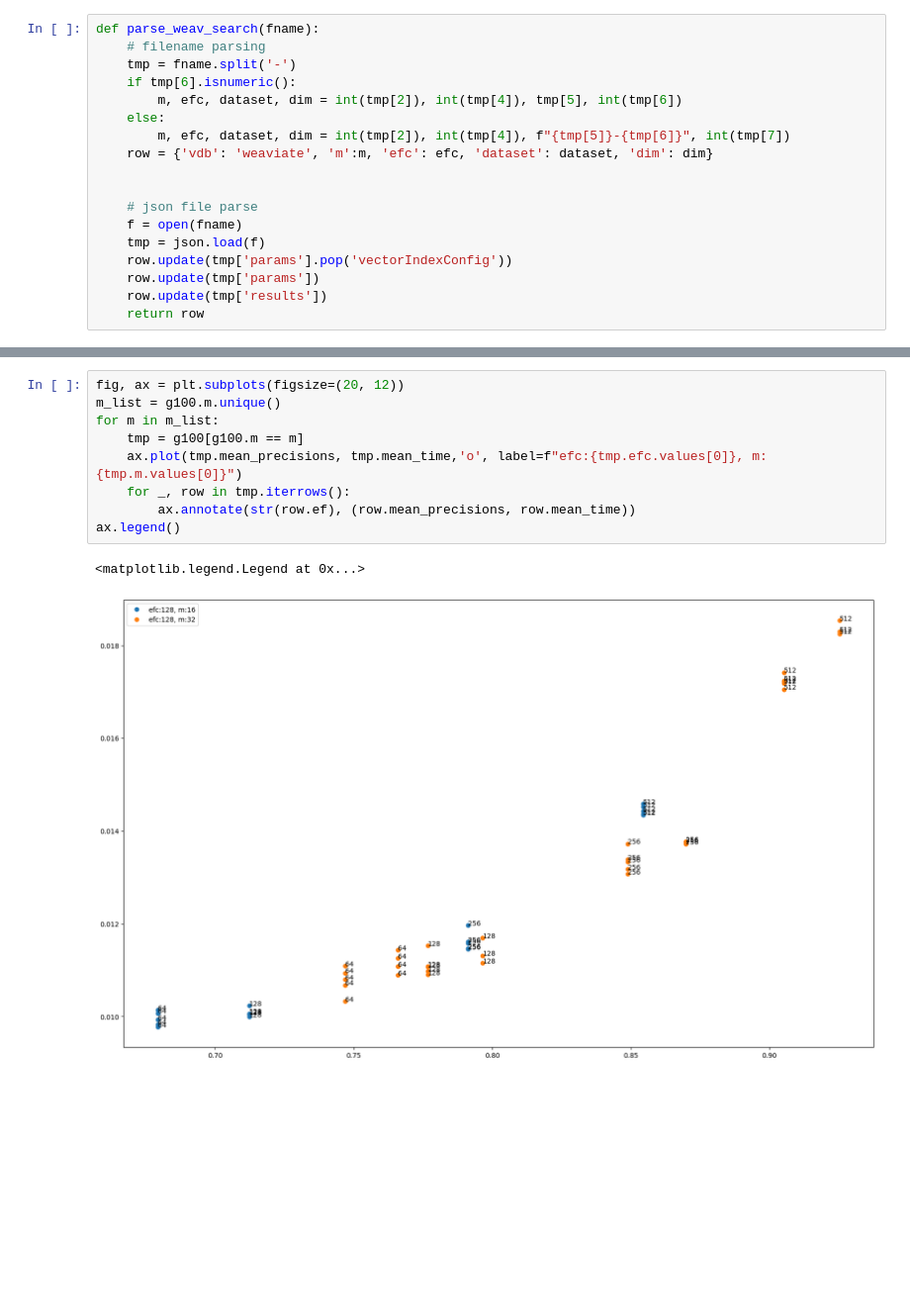
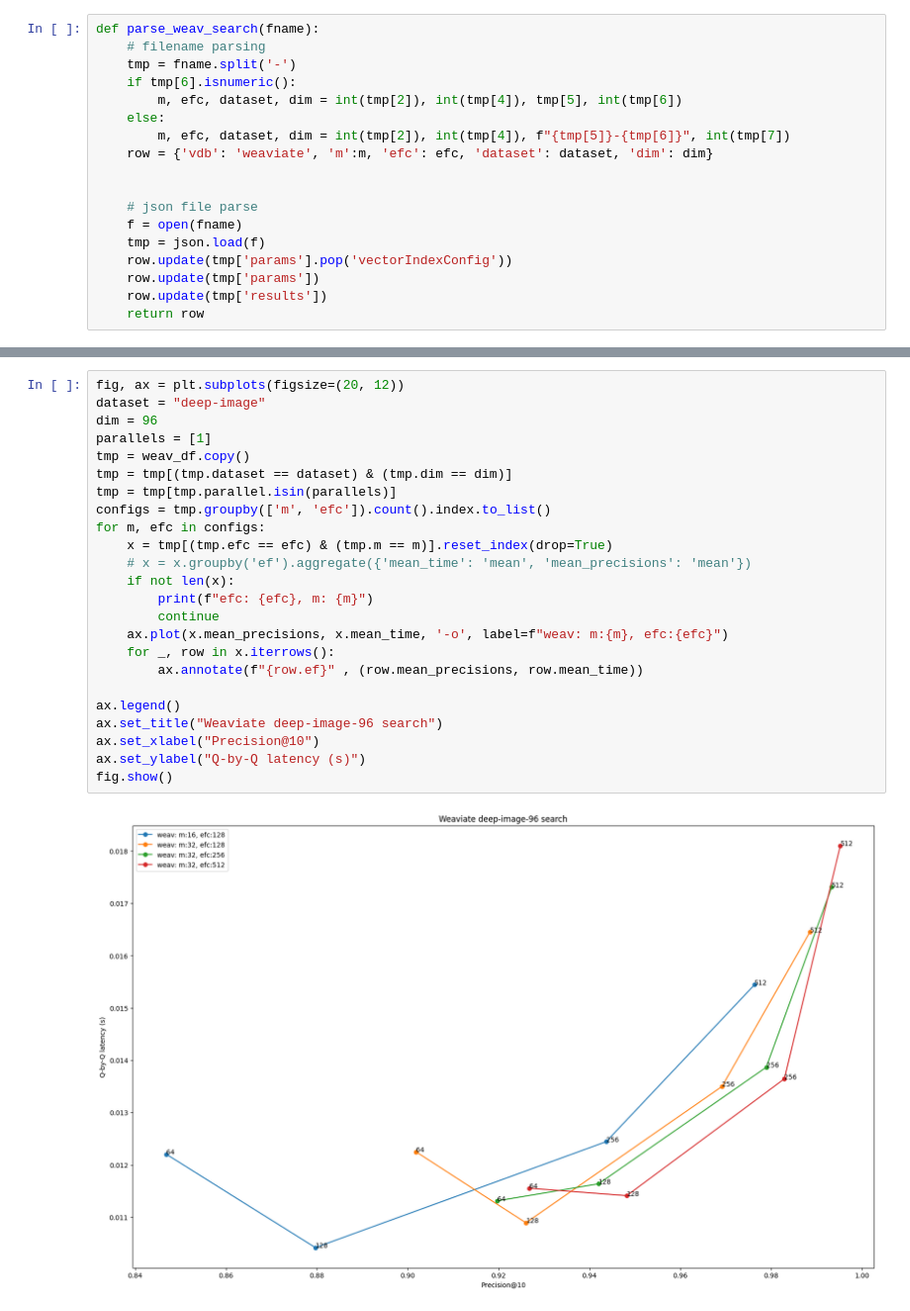
Before and after one commit to qdrant/vector-db-benchmark, a Jupyter notebook: test.ipynb, the cells around one changed output, grey strips where cells are left out. Shown at 99% size. Drawn from its saved outputs; the diff is of its cells as text; blank space fills up the shorter version.

```diff
--- a/test.ipynb
+++ b/test.ipynb
@@ -251,12 +325,26 @@ Text(0, 0.5, 'Q-by-Q latency (s)')
-# %%
-fig, ax = plt.subplots(figsize=(20, 12))
-m_list = g100.m.unique()
-for m in m_list:
-    tmp = g100[g100.m == m]
-    ax.plot(tmp.mean_precisions, tmp.mean_time,'o', label=f"efc:{tmp.efc.values[0]}, m:{tmp.m.values[0]}")
-    for _, row in tmp.iterrows():
-        ax.annotate(str(row.ef), (row.mean_precisions, row.mean_time))
-ax.legend()
-# %% [output]
-<matplotlib.legend.Legend at 0x...>
-[figure, removed]
+# %%
+fig, ax = plt.subplots(figsize=(20, 12))
+dataset = "deep-image"
+dim = 96
+parallels = [1]
+tmp = weav_df.copy()
+tmp = tmp[(tmp.dataset == dataset) & (tmp.dim == dim)]
+tmp = tmp[tmp.parallel.isin(parallels)]
+configs = tmp.groupby(['m', 'efc']).count().index.to_list()
+for m, efc in configs:
+    x = tmp[(tmp.efc == efc) & (tmp.m == m)].reset_index(drop=True)
+    # x = x.groupby('ef').aggregate({'mean_time': 'mean', 'mean_precisions': 'mean'})
+    if not len(x):
+        print(f"efc: {efc}, m: {m}")
+        continue
+    ax.plot(x.mean_precisions, x.mean_time, '-o', label=f"weav: m:{m}, efc:{efc}")
+    for _, row in x.iterrows():
+        ax.annotate(f"{row.ef}" , (row.mean_precisions, row.mean_time))
+
+ax.legend()
+ax.set_title("Weaviate deep-image-96 search")
+ax.set_xlabel("Precision@10")
+ax.set_ylabel("Q-by-Q latency (s)")
+fig.show()
+# %% [output]
+[figure, added]
```
Also changed, not shown: parts of 54 cells of this notebook, 7 other files.
